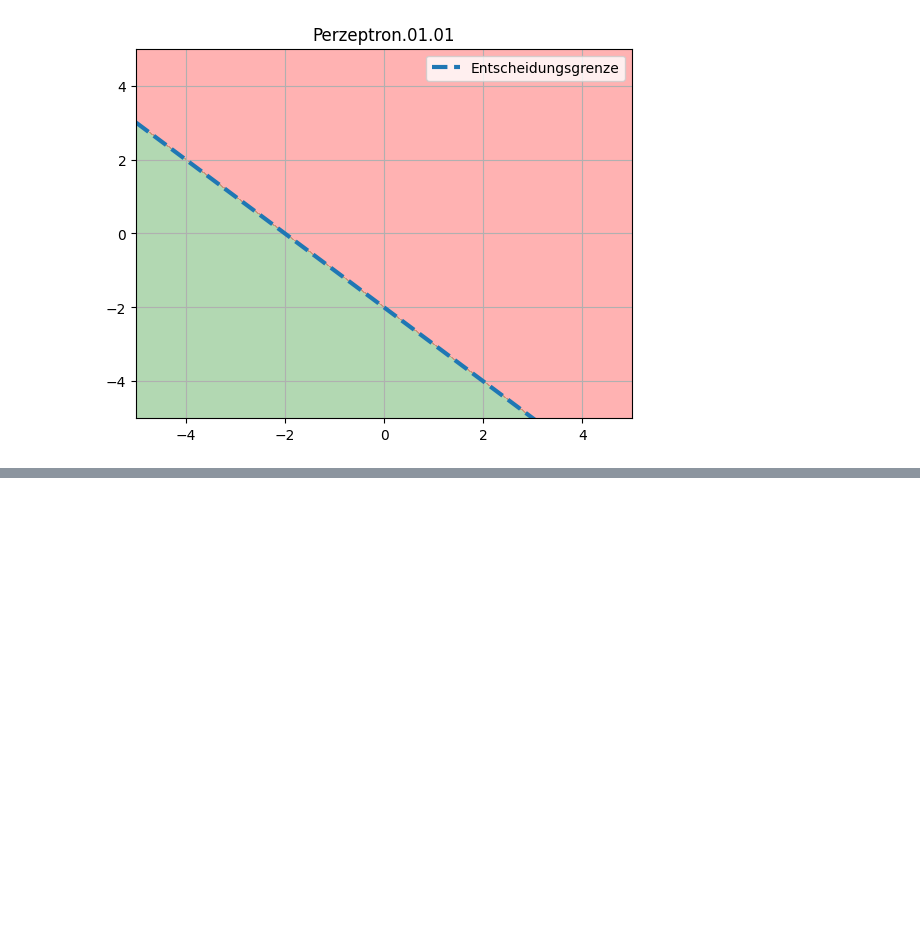
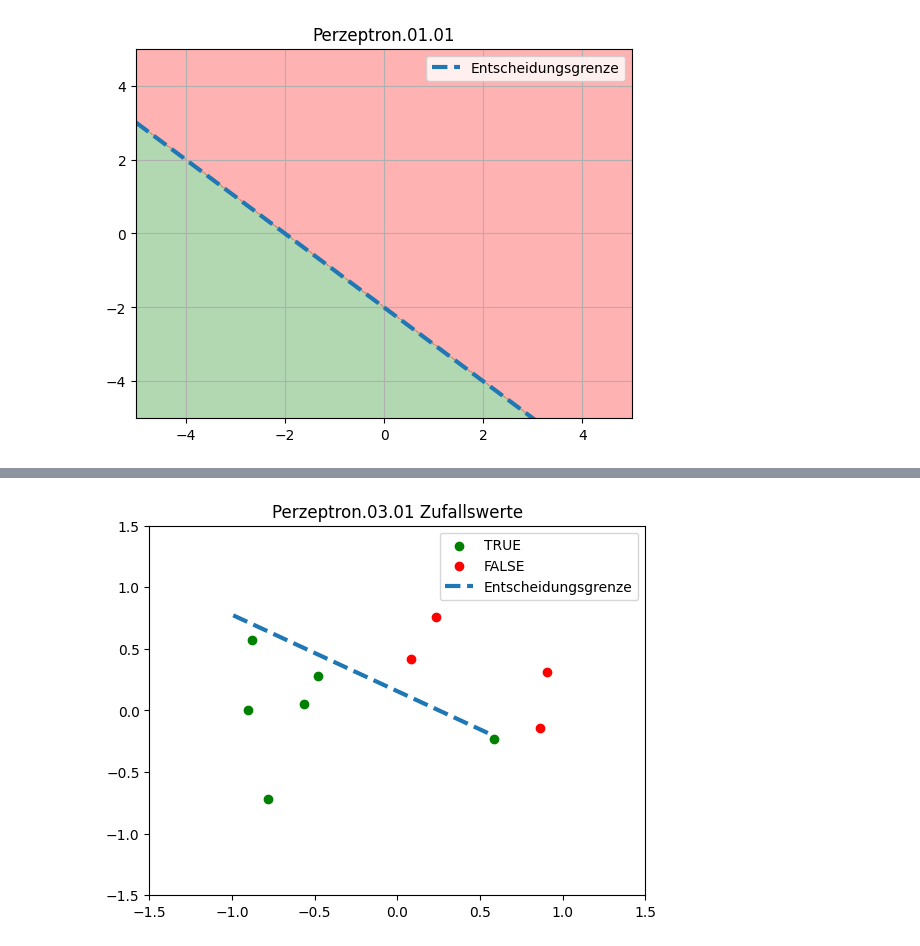
Before and after one commit to AaronSchroederMi/GKI-WS3-2025, a Jupyter notebook: Blatt_6_Prezeptron/preceptron.ipynb, the cells around one changed output, grey strips where cells are left out. Saved outputs shown, nothing was run; the diff lists cells and outputs as text; code cells hidden in the pictures; blank space fills up the shorter version.

```diff
--- a/Blatt_6_Prezeptron/preceptron.ipynb
+++ b/Blatt_6_Prezeptron/preceptron.ipynb
@@ -23,0 +42,25 @@ plt.show()
+# %%
+# Verteilung von Zufallswerten
+x1 = [-0.901589782527364, 0.5822780505159197, -0.48224194318477,
+      -0.7805014064806628, -0.5644304939678835, -0.8810756505498272]
+y1 = [0.0047553359138630125, -0.23404096108949335, 0.28232903736665804,
+      -0.7213676003726164, 0.049802334031829876, 0.5716233454621114]
+
+x0 = [0.23480414408445038, 0.9077723425096069, 0.07974604845239752, 0.862727521994497]
+y0 = [0.7620084184131708, 0.30957016551788885, 0.4169258575705268, -0.13826818093617632]
+
+plt.scatter(x1, y1, color="green", label="TRUE")
+plt.scatter(x0, y0, color="red", label="FALSE")
+plt.plot([-0.9926578718525403, 0.570007979578977],
+         [0.7723616470074421, -0.19701873610789855],
+         linestyle='--',
+         linewidth=3,
+         label='Entscheidungsgrenze')
+plt.legend()
+plt.xlim(-1.5, 1.5)
+plt.ylim(-1.5, 1.5)
+plt.title("Perzeptron.03.01 Zufallswerte")
+plt.savefig(filepath + "Zufallswerte.png")
+plt.show()
+# %% [output]
+[figure, added]
```
Also changed, not shown: parts of 2 cells of this notebook, 3 other files.
